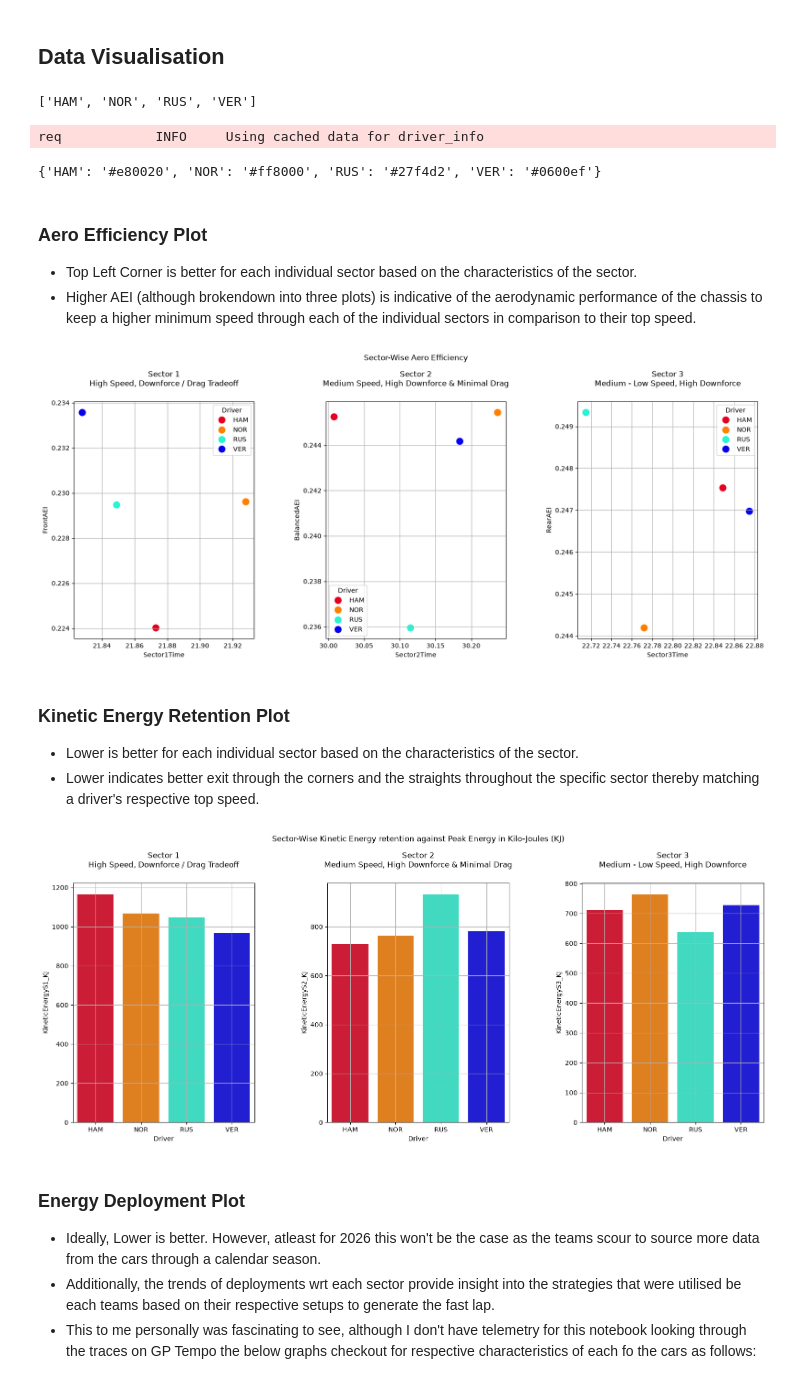
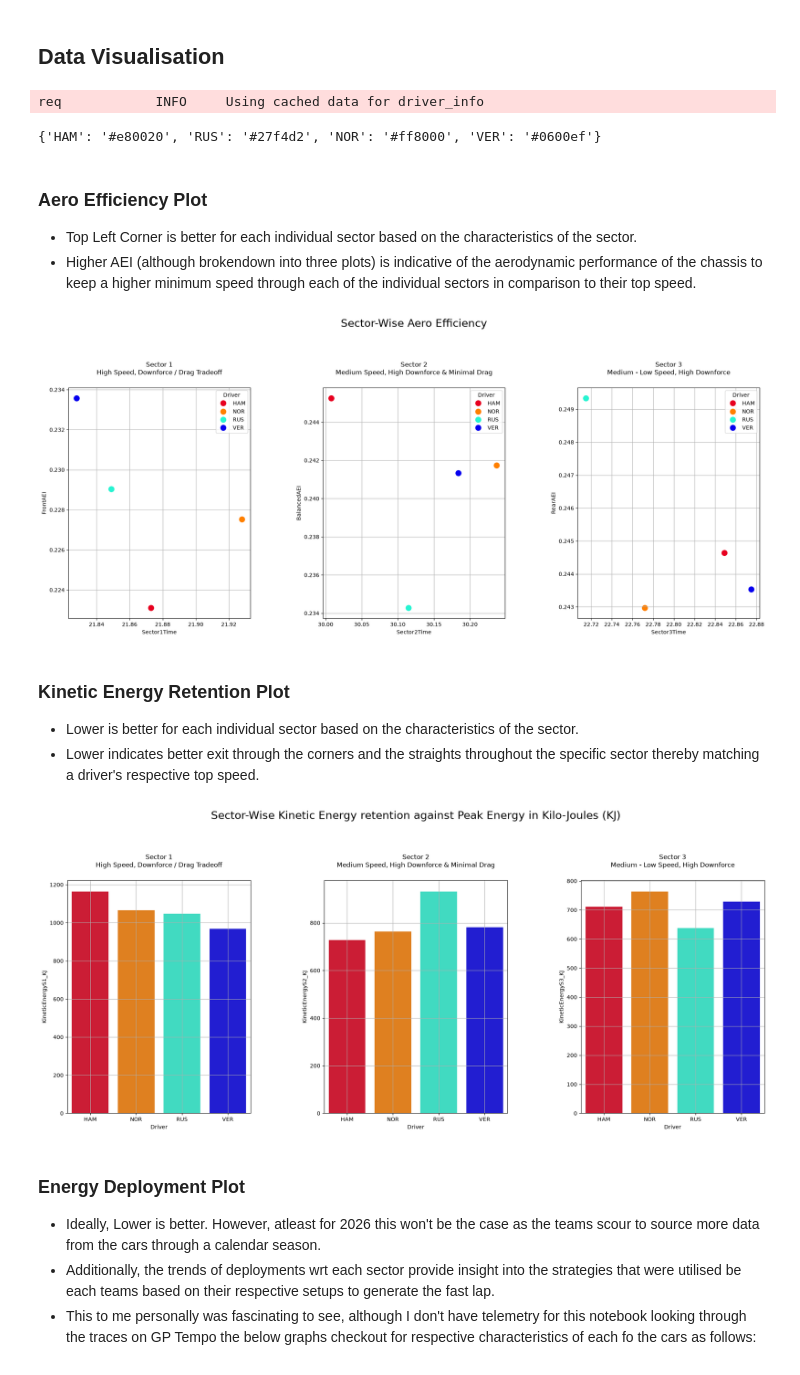
Before and after one commit to anilhimam17/Racing-all-Along, a Jupyter notebook: F1/notebooks/race_debriefs_2026/barcelona_quali.ipynb, the cells around one changed output. Cells and saved outputs as stored; diff of their text form; code cells hidden in the pictures.

Commit message:
feat: added complete run of the race debrief and new run of quali

```diff
--- a/F1/notebooks/race_debriefs_2026/barcelona_quali.ipynb
+++ b/F1/notebooks/race_debriefs_2026/barcelona_quali.ipynb
@@ -125,7 +125,7 @@ filtered_quali_laps = q3.drop(drop_cols, axis=1)
 
 # Rounding down to the laps of the top runners
 assert race, "Race was not loaded"
-top_4_drivers = race.results.iloc[:4]["DriverNumber"].to_list()
+top_4_drivers = race.results.iloc[:4]["Abbreviation"].to_list()
 
 # Retrieving the best laps
 fastest_quali_laps = data_pipe.get_filtered_quali_laps(
@@ -234,8 +234,9 @@ Comparing the average speed maintained in High-Downforce Sections to the Low-Dra
 2. `Balanced Aero`: Sector - 2: The Short to Medium long straights alongside the tight and twisty initial corners test for a balanced Chassis that can utilise both the Straight Mode zones while having enough aero to corner well.
 3. `Rear-Axle Downforce`: Sector - 3; Medium to Low Speed Corners with little to no Straights. This tests the rear axle traction of the car to provide a smooth, predictable feedback through the section. This is highly dependent on the downforce generated by the car.
 # %%
+# Sector - 1
 fastest_quali_laps.loc[:, "FrontAEI"] = fastest_quali_laps.apply(
-    lambda x: data_pipe.get_aero_efficiency(
+    lambda x: data_pipe._calc_aero_efficiency(
         v_sector=x["SpeedI1"],
         v_st=x["SpeedST"],
         sector_time=x["Sector1Time"],
@@ -244,8 +245,9 @@ fastest_quali_laps.loc[:, "FrontAEI"] = fastest_quali_laps.apply(
     axis=1
 )
 
+# Sector - 2
 fastest_quali_laps.loc[:, "BalancedAEI"] = fastest_quali_laps.apply(
-    lambda x: data_pipe.get_aero_efficiency(
+    lambda x: data_pipe._calc_aero_efficiency(
         v_sector=x["SpeedI2"],
         v_st=x["SpeedST"],
         sector_time=x["Sector2Time"],
@@ -254,8 +256,9 @@ fastest_quali_laps.loc[:, "BalancedAEI"] = fastest_quali_laps.apply(
     axis=1
 )
 
+# Sector - 3
 fastest_quali_laps.loc[:, "RearAEI"] = fastest_quali_laps.apply(
-    lambda x: data_pipe.get_aero_efficiency(
+    lambda x: data_pipe._calc_aero_efficiency(
         v_sector=x["SpeedFL"],
         v_st=x["SpeedST"],
         sector_time=x["Sector3Time"],
@@ -325,10 +356,5 @@ fastest_quali_laps
 # %% [markdown]
 ## Data Visualisation
-# %%
-top_4_drivers = fastest_quali_laps["Driver"].unique().tolist()
-top_4_drivers
-# %% [output]
-['HAM', 'NOR', 'RUS', 'VER']
 # %%
 assert quali, "Quali Session wasn't Loaded"
 
@@ -342,7 +368,7 @@ for driver in top_4_drivers:
 driver_colors
 # %% [output]
 req            INFO     Using cached data for driver_info
-{'HAM': '#e80020', 'NOR': '#ff8000', 'RUS': '#27f4d2', 'VER': '#0600ef'}
+{'HAM': '#e80020', 'RUS': '#27f4d2', 'NOR': '#ff8000', 'VER': '#0600ef'}
 # %%
 # Instantiating the Data Visualisation Handle
 assert quali, "The Quali Session wasn't loaded"
@@ -355,18 +381,21 @@ data_vis = DataVisualisation(session=quali, driver_names=top_4_drivers)
 aei_fig = data_vis.create_scatter_plots(
     nrows=1,
     ncols=3,
-    figsize=(25, 8),
+    figsize=(30, 10),
     data=fastest_quali_laps,
     hue="Driver",
     size=150,
     plot_kind="aero"
 )
 
-aei_fig.suptitle("Sector-Wise Aero Efficiency")
-plt.subplots_adjust(left=0.2, right=0.8, bottom=0.2, top=0.85, wspace=0.4)
+aei_fig.suptitle(
+    "Sector-Wise Aero Efficiency",
+    fontsize=20
+)
+plt.subplots_adjust(left=0.2, right=0.8, bottom=0.2, top=0.80, wspace=0.4)
 plt.show()
 # %% [output]
-[figure, old version]
+[figure, new version]
 # %% [markdown]
 ### Kinetic Energy Retention Plot
 - Lower is better for each individual sector based on the characteristics of the sector.
@@ -374,18 +403,21 @@ plt.show()
 # %%
 kep_fig = data_vis.create_bar_plots(
     nrows=1,
     ncols=3,
-    figsize=(25, 8),
+    figsize=(30, 10),
     data=fastest_quali_laps,
     hue="Driver",
     plot_kind="ke"
 )
 
-kep_fig.suptitle("Sector-Wise Kinetic Energy retention against Peak Energy in Kilo-Joules (KJ)")
-plt.subplots_adjust(left=0.2, right=0.8, bottom=0.2, top=0.85, wspace=0.4)
+kep_fig.suptitle(
+    "Sector-Wise Kinetic Energy retention against Peak Energy in Kilo-Joules (KJ)",
+    fontsize=20
+)
+plt.subplots_adjust(left=0.2, right=0.8, bottom=0.2, top=0.80, wspace=0.4)
 plt.show()
 # %% [output]
-[figure, old version]
+[figure, new version]
 # %% [markdown]
 ### Energy Deployment Plot
 - Ideally, Lower is better. However, atleast for 2026 this won't be the case as the teams scour to source more data from the cars through a calendar season.
```
Also changed, not shown: parts of 6 cells of this notebook, 1 other file.
